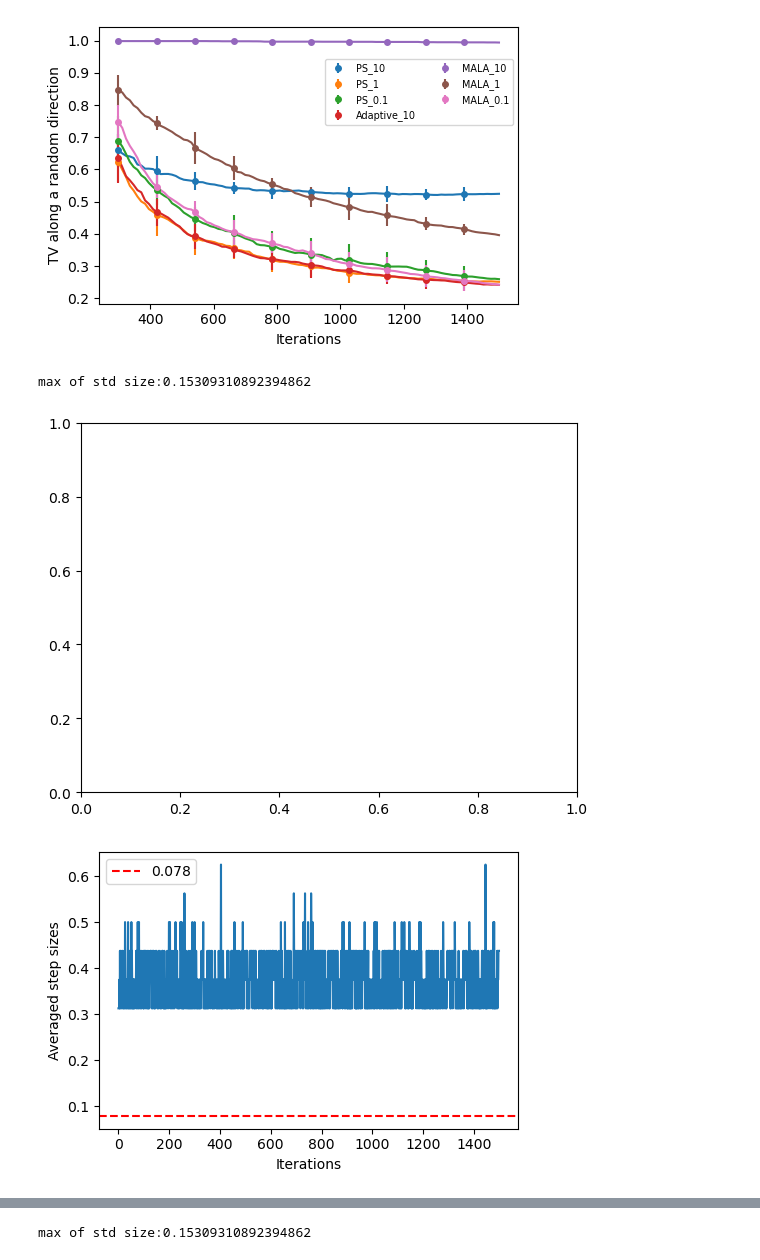
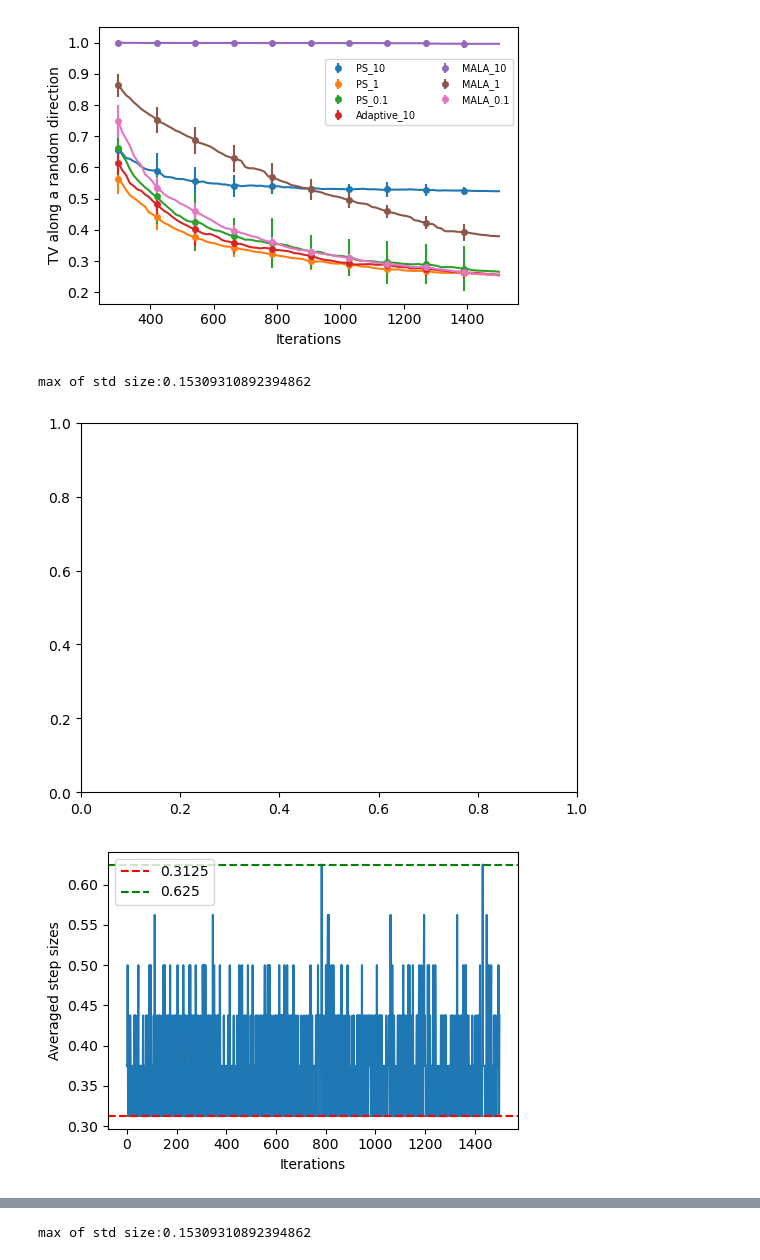
Before and after one commit to BoYuanVisionary/AdaptiveSampling, a Jupyter notebook: fixed_compare/run.ipynb, the cells around one changed output, grey strips where cells are left out. Cells and saved outputs as stored; diff of their text form; code cells hidden in the pictures.

```diff
--- a/fixed_compare/run.ipynb
+++ b/fixed_compare/run.ipynb
@@ -308,13 +308,10 @@ def MALA(Target, eta, num_iter, numSamplers):
 # plt.plot(means)
 # plt.show()
 # %%
-
 def Gaussian_sampler(seed, dimension, numIter, numSamples, initialStep):
     random.seed(seed)
     np.random.seed(seed)
-
-    Target = target_func(dimension, if_simple=True)
-
+    Target = target_Gaussian(2)
     # To Do: double check this formula
     hatC = (1 + Target.alpha) * (1 / Target.alpha)**(Target.alpha / (1 + Target.alpha)) * (1 / np.pi)**(2 / (1 + Target.alpha)) * 2**((-1 - 2 * Target.alpha) / (1 + Target.alpha))
     min_step_size = hatC / (120 * np.log(6 / 0.01) / np.log(2) * Target.L_alpha * np.sqrt(Target.dimension))
@@ -432,8 +429,8 @@ plt.plot(range(len(mean_step)), mean_step)
 print(f'max of std size:{max(std_step_sizes[0,:])}')
 plt.xlabel('Iterations')
 plt.ylabel('Averaged step sizes')
-plt.axhline(y=0.078125, linestyle='--', label='0.078', color='r')
-# plt.axhline(y=0.078125*2, linestyle='--', label='0.16', color='g')
+plt.axhline(y=0.3125, linestyle='--', label='0.3125', color='r')
+plt.axhline(y=0.625, linestyle='--', label='0.625', color='g')
 plt.legend()
 plt.tight_layout()
 plt.savefig('Gaussian_size.pdf')
@@ -460,4 +457,4 @@ Averaged rejection steps : 1.0
-[figure, old version]
+[figure, new version]
 max of std size:0.15309310892394862
 [figure]
-[figure, old version]
+[figure, new version]
```
Also changed, not shown: parts of 3 cells of this notebook, 5 other files.
